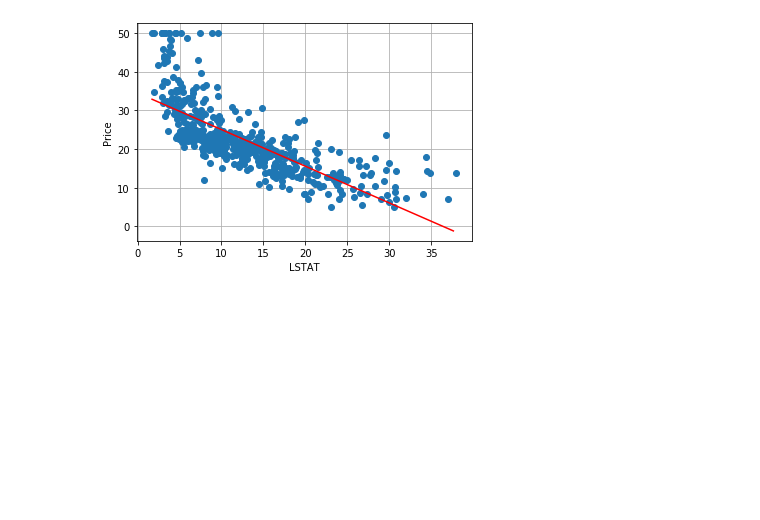
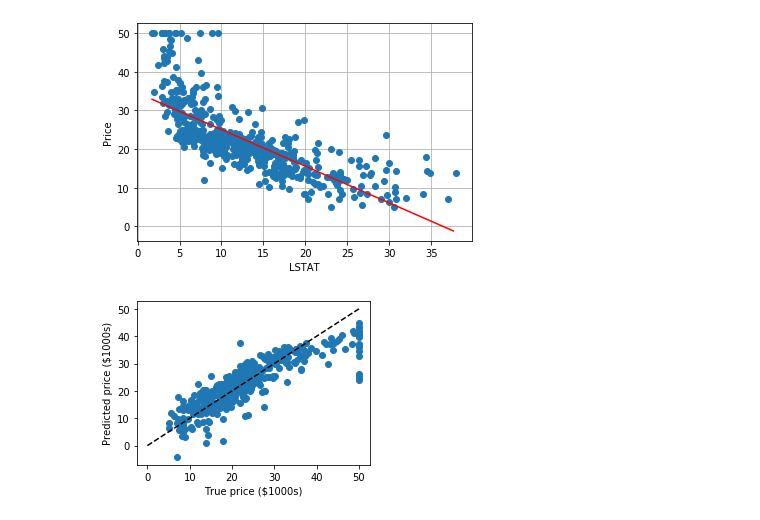
Before and after one commit to grzesiakm/PIE-Labs, a Jupyter notebook: e-lab1/boston.ipynb, the cells around one changed output. Drawn from its saved outputs; the diff is of its cells as text; code cells hidden in the pictures; blank space fills up the shorter version.

Commit message:
boston dataset update

```diff
--- a/e-lab01.ipynb
+++ b/e-lab1/boston.ipynb
@@ -117,3 +117,17 @@ for index, feature_name in enumerate(boston.feature_names):
 [figure]
 [figure]
 [figure]
+# %%
+reg.fit(boston.data, boston.target)
+predicted = reg.predict(boston.data)
+expected = boston.target
+
+plt.figure(figsize=(4, 3))
+plt.scatter(expected, predicted)
+plt.plot([0, 50], [0, 50], '--k')
+plt.axis('tight')
+plt.xlabel('True price ($1000s)')
+plt.ylabel('Predicted price ($1000s)')
+plt.tight_layout()
+# %% [output]
+[figure, added]
```
Also changed, not shown: parts of 2 cells of this notebook.
